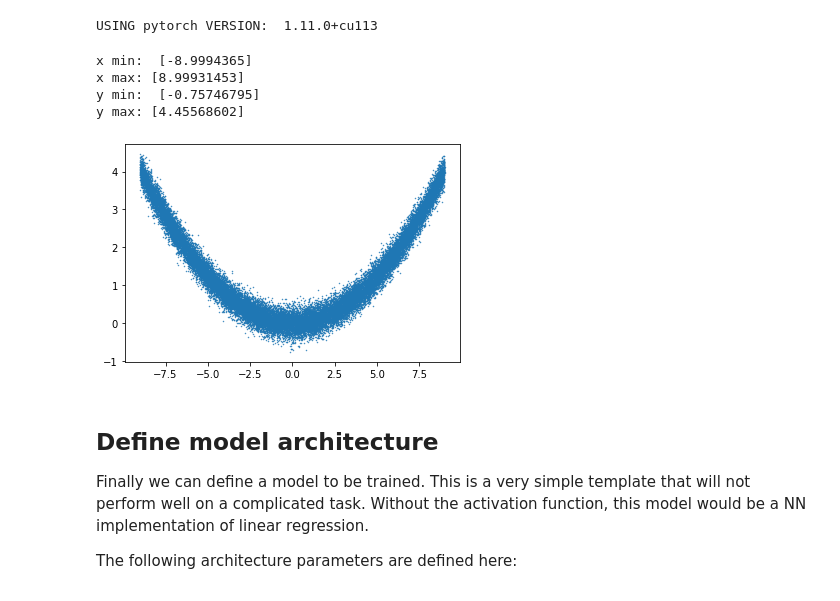
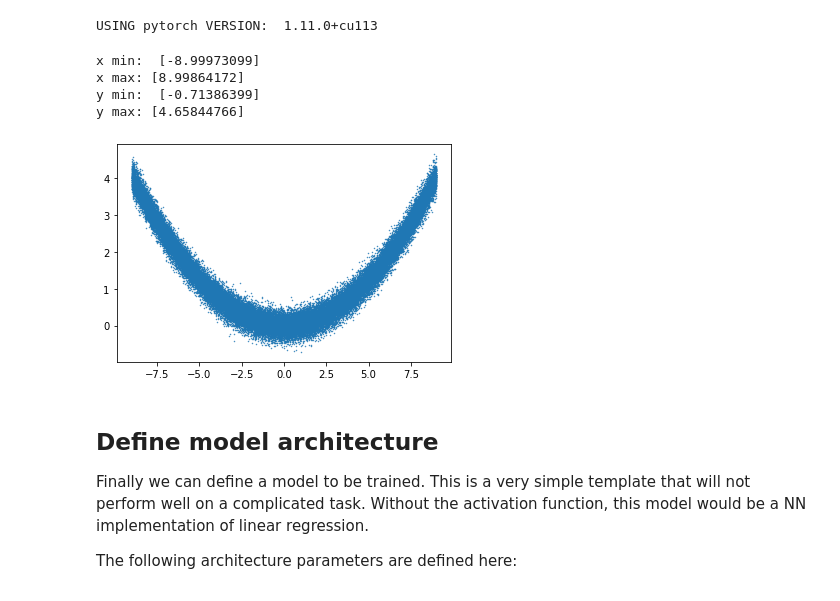
Before and after one commit to minhnhatnoe/AI-ML, a Jupyter notebook: Notebook.ipynb, the cells around one changed output. Drawn from its saved outputs; the diff is of its cells as text; code cells hidden in the pictures.

```diff
--- a/Notebook.ipynb
+++ b/Notebook.ipynb
@@ -13,37 +13,37 @@ print("USING pytorch VERSION: ", torch.__version__)
 USING pytorch VERSION:  1.11.0+cu113
 # %%
 from re import X
-n_x_train = 30000   # the number of training datapoints
+n_x_train = 50000   # the number of training datapoints
 n_x_test = 8000   # the number of testing datapoints
 
 x_train = np.random.rand(n_x_train,1)*18 - 9  # Initialize a vector of with dimensions [n_x, 1] and extend
 y_train = x_train**2/20 #np.sign(x_train)           # Calculate the sin of all data points in the x vector and reduce amplitude
 y_train += (np.random.randn(n_x_train, 1)/5)  # add noise to each datapoint
 
 #x_test = np.random.rand(n_x_test, 1)*18 - 9   # Repeat data generation for test set
 #y_test = (np.sin(x_test))/2.5
 #y_test += (np.random.randn(n_x_test, 1)/20)
 
 x_test = np.random.rand(n_x_test,1)*18 - 9  # Initialize a vector of with dimensions [n_x, 1] and extend
 y_test = x_test**2/20 #np.sign(x_test)           # Calculate the sin of all data points in the x vector and reduce amplitude
 y_test += (np.random.randn(n_x_test, 1)/5)  # add noise to each datapoint
 
 print("x min: ", min(x_train))
 print("x max:", max(x_train))
 print("y min: ", min(y_train))
 print("y max:", max(y_train))
 
 fig0 = plt.figure()  # initialize a plot
 plt.scatter(x_train, y_train, marker='o', s=0.2)  # plot x vs y
 plt.show()  # open a window with the plot (you have to close it for the script to finish)
 #print(x_train)
 #print(y_train)
 # %% [output]
-x min:  [-8.9994365]
-x max: [8.99931453]
-y min:  [-0.75746795]
-y max: [4.45568602]
+x min:  [-8.99973099]
+x max: [8.99864172]
+y min:  [-0.71386399]
+y max: [4.65844766]
-[figure, old version]
+[figure, new version]
 # %%
 class SineDataset(Dataset):
     def __init__(self, x, y):
```
Also changed, not shown: parts of 1 cell of this notebook.
